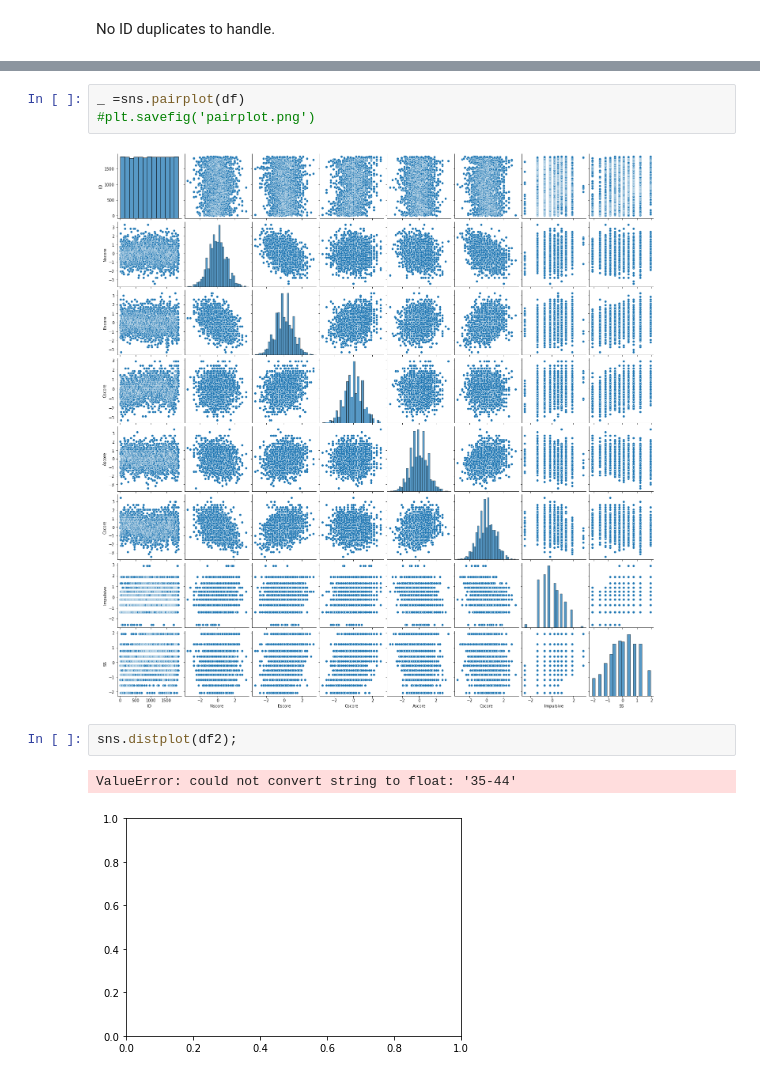
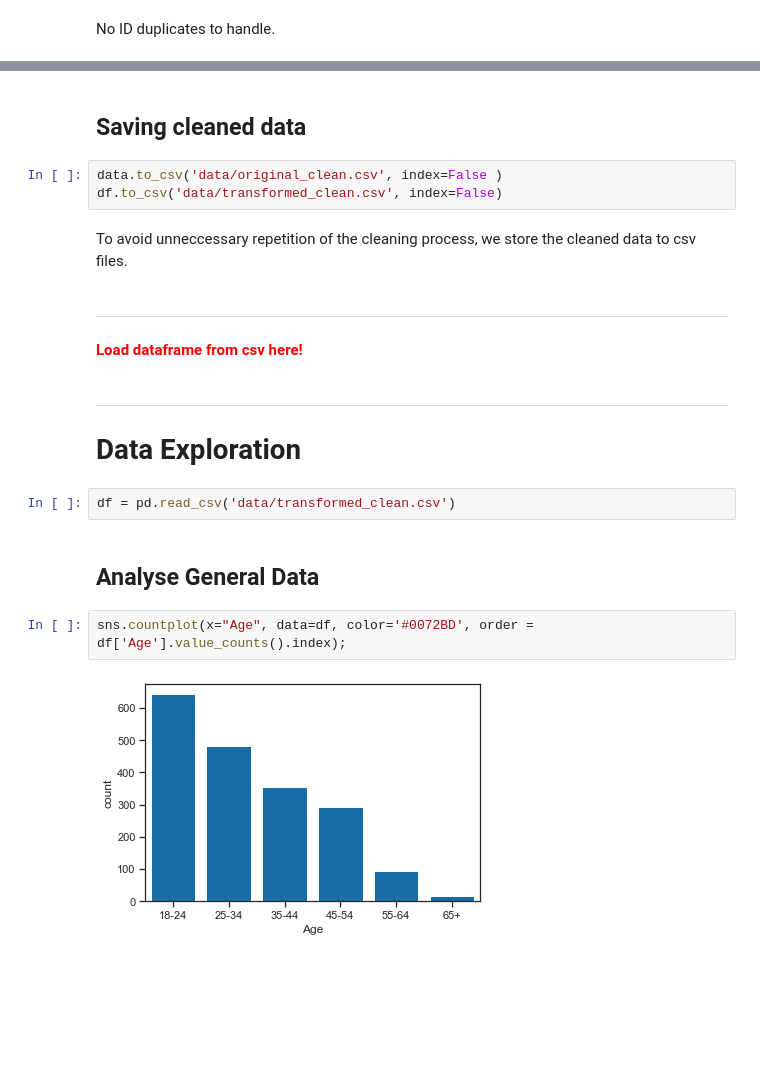
Before and after one commit to dave-py/Project2-Prediction, a Jupyter notebook: DrugAbuse.ipynb, the cells around one changed output, grey strips where cells are left out. Saved outputs shown, nothing was run; the diff lists cells and outputs as text; blank space fills up the shorter version.

```diff
--- a/DrugAbuse.ipynb
+++ b/DrugAbuse.ipynb
@@ -328,10 +436,21 @@ df2.head()
-# %%
-_ =sns.pairplot(df)
-#plt.savefig('pairplot.png')
-# %% [output]
-[figure, removed]
-# %%
-sns.distplot(df2);
-# %% [output]
-ValueError: could not convert string to float: '35-44'
-[figure, removed]
+# %% [markdown]
+## Saving cleaned data
+# %%
+data.to_csv('data/original_clean.csv', index=False )
+df.to_csv('data/transformed_clean.csv', index=False)
+# %% [markdown]
+To avoid unneccessary repetition of the cleaning process, we store the cleaned data to csv files.
+# %% [markdown]
+****
+<font color=red>**Load dataframe from csv here!**</font>
+# %% [markdown]
+****
+# Data Exploration
+# %%
+df = pd.read_csv('data/transformed_clean.csv')
+# %% [markdown]
+## Analyse General Data
+# %%
+sns.countplot(x="Age", data=df, color='#0072BD', order = df['Age'].value_counts().index);
+# %% [output]
+[figure, added]
```
Also changed, not shown: parts of 85 cells of this notebook, 8 other files.
